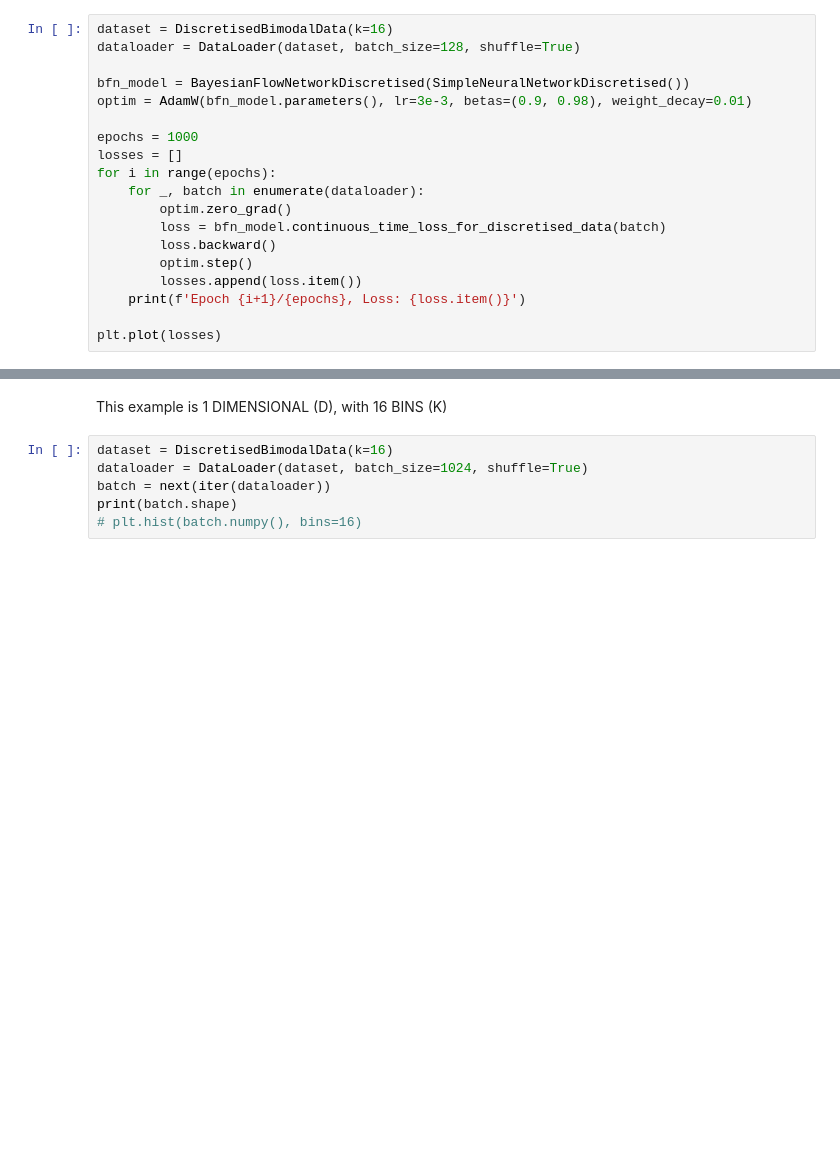
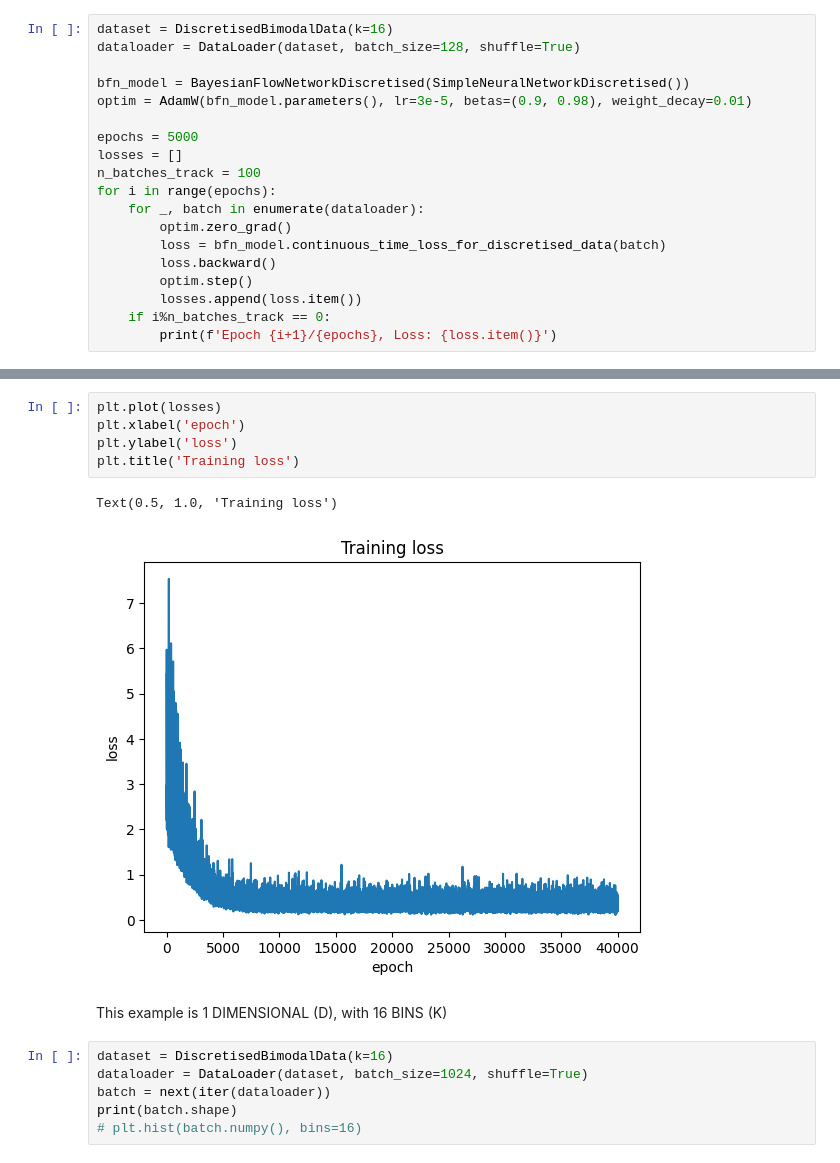
Before and after one commit to rupertmenneer/bayesian_flow, a Jupyter notebook: discretised/training_discretised.ipynb, the cells around one changed output, grey strips where cells are left out. Cells and saved outputs as stored; diff of their text form; blank space fills up the shorter version.

```diff
--- a/discretised/training_discretised.ipynb
+++ b/discretised/training_discretised.ipynb
@@ -121,10 +15,11 @@ dataset = DiscretisedBimodalData(k=16)
 dataloader = DataLoader(dataset, batch_size=128, shuffle=True)
 
 bfn_model = BayesianFlowNetworkDiscretised(SimpleNeuralNetworkDiscretised())
-optim = AdamW(bfn_model.parameters(), lr=3e-3, betas=(0.9, 0.98), weight_decay=0.01)
+optim = AdamW(bfn_model.parameters(), lr=3e-5, betas=(0.9, 0.98), weight_decay=0.01)
 
-epochs = 1000
+epochs = 5000
 losses = []
+n_batches_track = 100
 for i in range(epochs):
     for _, batch in enumerate(dataloader):
         optim.zero_grad()
@@ -132,7 +27,6 @@ for i in range(epochs):
         loss.backward()
         optim.step()
         losses.append(loss.item())
-    print(f'Epoch {i+1}/{epochs}, Loss: {loss.item()}')
-
-plt.plot(losses)
+    if i%n_batches_track == 0:
+        print(f'Epoch {i+1}/{epochs}, Loss: {loss.item()}')
 # %% [output]
@@ -150,3 +50,11 @@ KeyboardInterrupt:
+# %%
+plt.plot(losses)
+plt.xlabel('epoch')
+plt.ylabel('loss')
+plt.title('Training loss')
+# %% [output]
+Text(0.5, 1.0, 'Training loss')
+[figure, added]
 # %% [markdown]
 This example is 1 DIMENSIONAL (D), with 16 BINS (K)
 # %%
```
Also changed, not shown: parts of 6 cells of this notebook, 1 other file.
